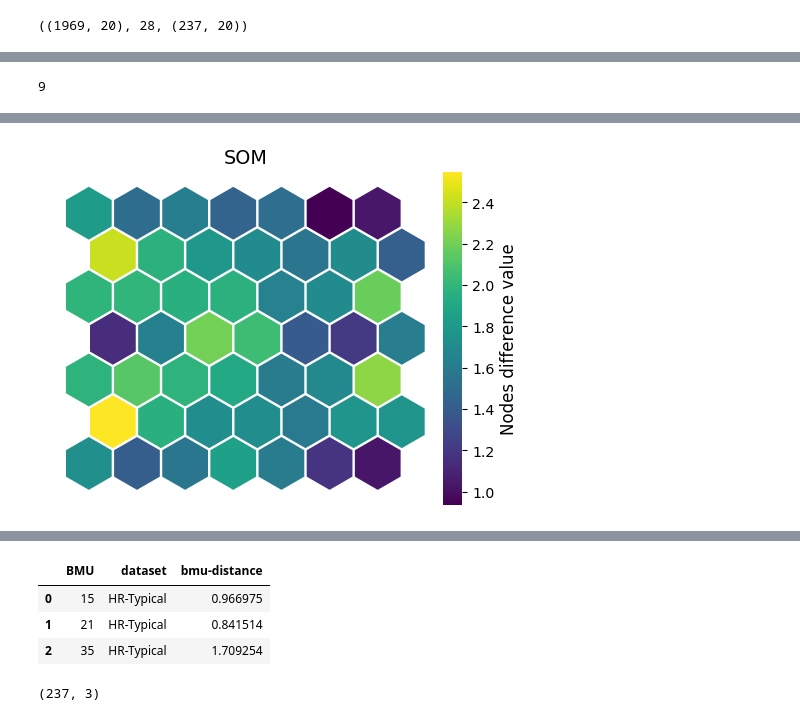
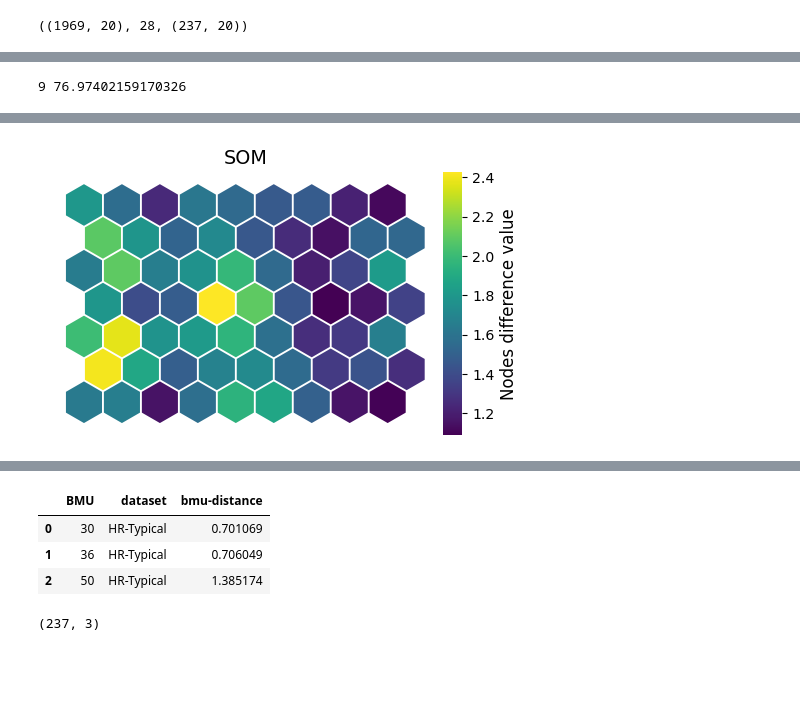
Before and after one commit to ahsanMah/braintypicality, a Jupyter notebook: notebooks/down_syndrome_som.ipynb, the cells around one changed output, grey strips where cells are left out. Drawn from its saved outputs; the diff is of its cells as text; code cells hidden in the pictures; blank space fills up the shorter version.

```diff
--- a/notebooks/down_syndrome_som.ipynb
+++ b/notebooks/down_syndrome_som.ipynb
@@ -151,19 +151,19 @@ print(pca.explained_variance_ratio_, pca.explained_variance_ratio_[0]/pca.explai
 # %%
 num_neurons = 5*np.sqrt(test_data.shape[0])
 grid_size = int(np.ceil(np.sqrt(num_neurons)))
-print(grid_size)
+print(grid_size, num_neurons)
 # %% [output]
-9
+9 76.97402159170326
 # %%
 %%time
-som_height, som_width = 7,7
+som_height, som_width = 7,9
 net = sps.SOMNet(som_height, som_width, inlier_data, topology='hexagonal',
                 init='PCA', metric='euclidean',
                 neighborhood_fun='gaussian', PBC=True,
                 random_seed=42, GPU=True, CUML=False,
                 output_path="/tmp/")
 
-net.train(train_algo='batch', start_learning_rate=0.01, epochs=200, batch_size=-1)
+net.train(train_algo='batch', start_learning_rate=0.01, epochs=20000, batch_size=-1)
 
 net.get_nodes_difference()
 net.plot_map_by_difference(show=True, print_out=False)
@@ -177 +177 @@ net.plot_map_by_difference(show=True, print_out=False)
-[figure, old version]
+[figure, new version]
@@ -189,9 +189,9 @@ bmus['bmu-distance'] = bmu_dists
 bmus.head(3)
 # %% [output]
 |  | BMU | dataset | bmu-distance |
-| 0 | 15 | HR-Typical | 0.966975 |
-| 1 | 21 | HR-Typical | 0.841514 |
-| 2 | 35 | HR-Typical | 1.709254 |
+| 0 | 30 | HR-Typical | 0.701069 |
+| 1 | 36 | HR-Typical | 0.706049 |
+| 2 | 50 | HR-Typical | 1.385174 |
 # %%
 bmus.shape
 # %% [output]
```
Also changed, not shown: parts of 16 cells of this notebook.
